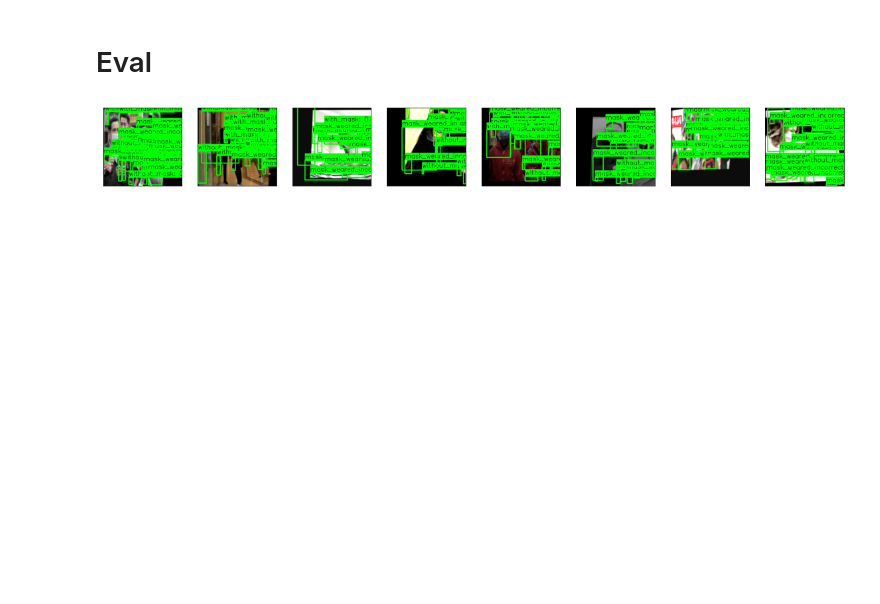
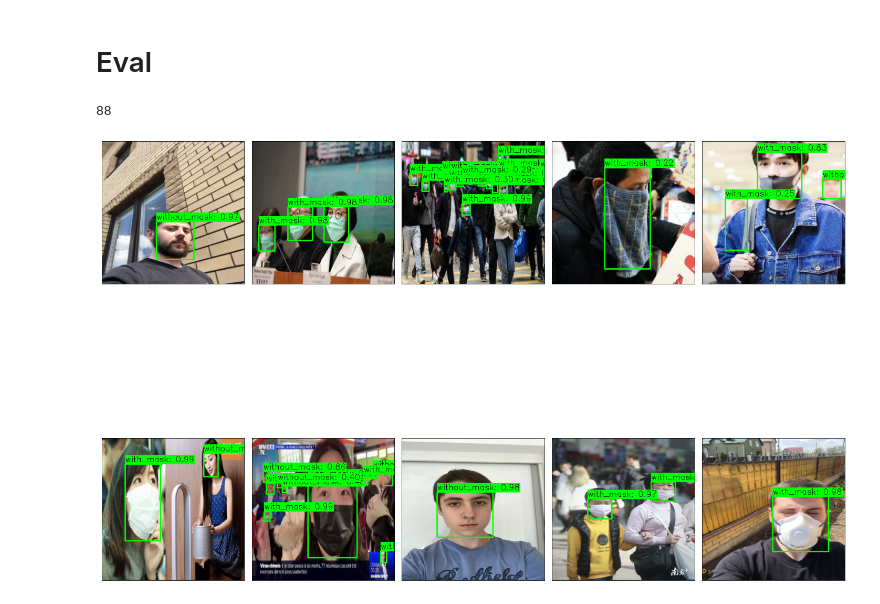
Before and after one commit to erik-koynov/facemaskdetection, a Jupyter notebook: Train.ipynb, the cells around one changed output. Cells and saved outputs as stored; diff of their text form; code cells hidden in the pictures; blank space fills up the shorter version.

```diff
--- a/Train.ipynb
+++ b/Train.ipynb
@@ -151,7 +173,7 @@ data_loader_train = torch.utils.data.DataLoader(
     collate_fn=lambda x: tuple(zip(*x))) # output: ((images), (targets))
 # %%
 data_loader_test = torch.utils.data.DataLoader(
-    ds_test, batch_size=8, shuffle=False, num_workers=4,
+    ds_test, batch_size=1, shuffle=False, num_workers=2,
     collate_fn=lambda x: tuple(zip(*x))) # output: ((images), (targets))
 # %% [markdown]
 # Train
@@ -171,6 +193,6 @@ _ = plt.title("Linear warmup\nwith different warmup period")
 # %% [output]
 [figure]
 # %%
-model = fasterrcnn_resnet50_fpn(pretrained=True)
+model = fasterrcnn_resnet50_fpn(weights='COCO_V1')
 in_features = model.roi_heads.box_predictor.cls_score.in_features
 model.roi_heads.box_predictor = FastRCNNPredictor(in_features, num_classes = 3+1)
@@ -186,9 +201,9 @@ False
 # %%
-from types import MethodType
+# from types import MethodType
 
-from custom_forward_functions import forward_rcnn, forward_roi_heads
+# from custom_forward_functions import forward_rcnn, forward_roi_heads
 
-model.forward = MethodType(forward_rcnn, model)
-model.roi_heads.forward = MethodType(forward_roi_heads, model.roi_heads)
+# model.forward = MethodType(forward_rcnn, model)
+# model.roi_heads.forward = MethodType(forward_roi_heads, model.roi_heads)
 # %%
 from torchmetrics.detection.mean_ap import MeanAveragePrecision
@@ -284,17 +326,27 @@ torch.save(model.state_dict(), "trained_model.ckpt")
 # Eval
 # %%
 model = model.eval()
+# %%
+imgs = []
+for i in range(10):
+  imgs.append(ds_test[i][0].to('cuda'))
+# %%
+del preds
+gc.collect()
+# %% [output]
+88
 # %%
 preds = model(imgs)
 # %%
 fig = plt.figure(figsize = (20,20))
-ax = fig.subplots(1, len(imgs))
+ax = fig.subplots(2, 5)
 for i, (img, pred) in enumerate(zip(imgs, preds)):
     bboxes, labels, scores = non_max_suppression(pred, iou_threshold=0.05, obj_score_thresh=0.2)
-    img = (img.permute(1,2,0).numpy()*255).astype(np.int32).copy()
+    img = (img.permute(1,2,0).cpu().numpy()*255).astype(np.int32).copy()
     img = create_img_for_plotting(img, inv_encoding, bboxes, labels, scores)
-    ax[i].get_yaxis().set_visible(False)
-    ax[i].get_xaxis().set_visible(False)
-    ax[i].imshow(img)
+    ax[i//5,i%5].get_yaxis().set_visible(False)
+    ax[i//5,i%5].get_xaxis().set_visible(False)
+    ax[i//5,i%5].imshow(img)
+plt.tight_layout()
 # %% [output]
-[figure, old version]
+[figure, new version]
```
Also changed, not shown: parts of 15 cells of this notebook.
